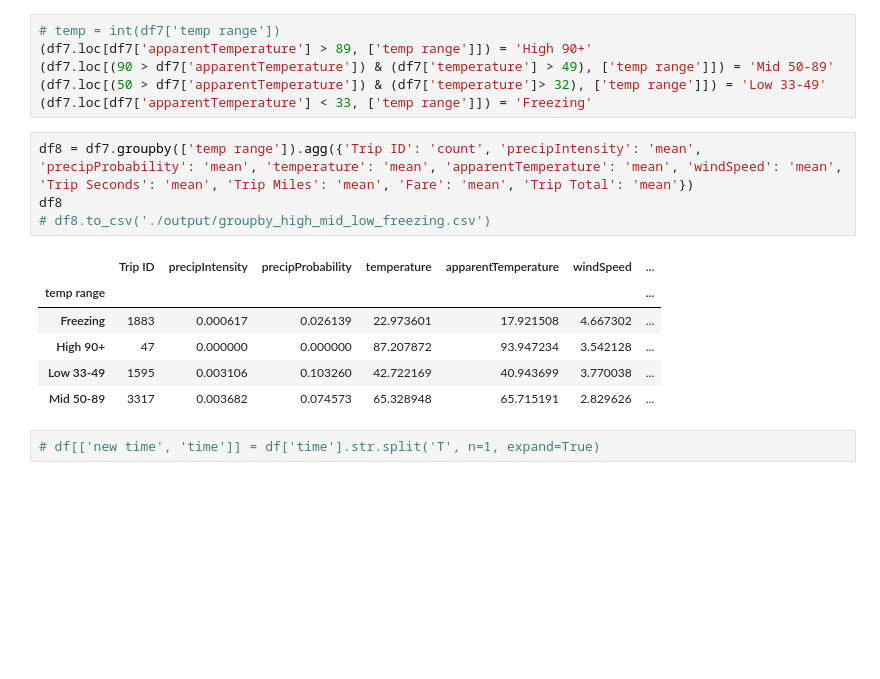
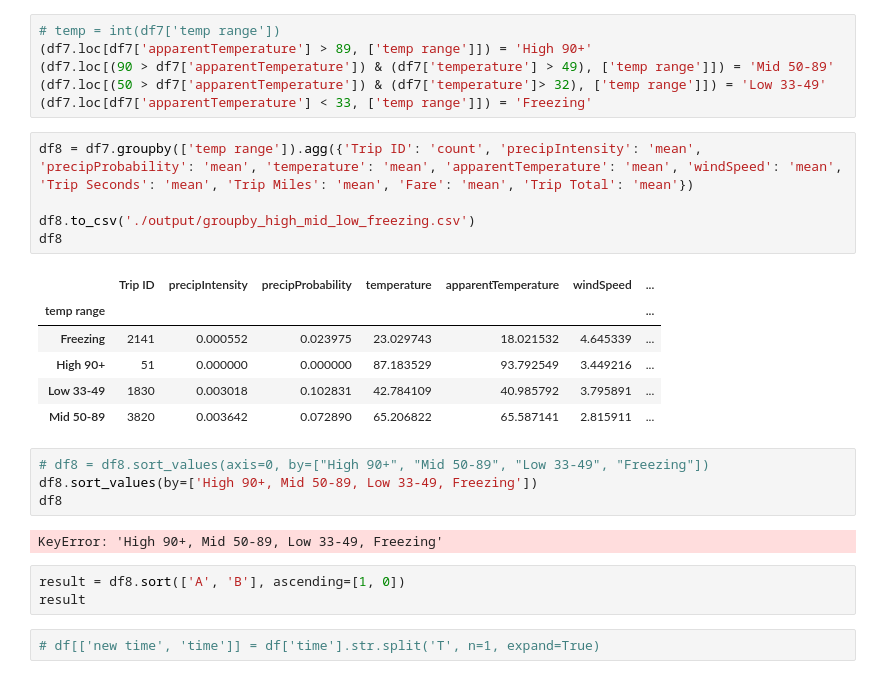
Before and after one commit to peterjorphan/07-project_one, a Jupyter notebook: master_df.ipynb, the cells around one changed output. Saved outputs shown, nothing was run; the diff lists cells and outputs as text; blank space fills up the shorter version.

```diff
--- a/master_df.ipynb
+++ b/master_df.ipynb
@@ -312,15 +306,25 @@ df7
 (df7.loc[df7['apparentTemperature'] < 33, ['temp range']]) = 'Freezing'
 # %%
 df8 = df7.groupby(['temp range']).agg({'Trip ID': 'count', 'precipIntensity': 'mean', 'precipProbability': 'mean', 'temperature': 'mean', 'apparentTemperature': 'mean', 'windSpeed': 'mean', 'Trip Seconds': 'mean', 'Trip Miles': 'mean', 'Fare': 'mean', 'Trip Total': 'mean'})
+
+df8.to_csv('./output/groupby_high_mid_low_freezing.csv')
 df8
-# df8.to_csv('./output/groupby_high_mid_low_freezing.csv')
 # %% [output]
 |  | Trip ID | precipIntensity | precipProbability | temperature | apparentTemperature | windSpeed | ... |
 | temp range |  |  |  |  |  |  | ... |
-| Freezing | 1883 | 0.000617 | 0.026139 | 22.973601 | 17.921508 | 4.667302 | ... |
-| High 90+ | 47 | 0.000000 | 0.000000 | 87.207872 | 93.947234 | 3.542128 | ... |
-| Low 33-49 | 1595 | 0.003106 | 0.103260 | 42.722169 | 40.943699 | 3.770038 | ... |
-| Mid 50-89 | 3317 | 0.003682 | 0.074573 | 65.328948 | 65.715191 | 2.829626 | ... |
+| Freezing | 2141 | 0.000552 | 0.023975 | 23.029743 | 18.021532 | 4.645339 | ... |
+| High 90+ | 51 | 0.000000 | 0.000000 | 87.183529 | 93.792549 | 3.449216 | ... |
+| Low 33-49 | 1830 | 0.003018 | 0.102831 | 42.784109 | 40.985792 | 3.795891 | ... |
+| Mid 50-89 | 3820 | 0.003642 | 0.072890 | 65.206822 | 65.587141 | 2.815911 | ... |
+# %%
+# df8 = df8.sort_values(axis=0, by=["High 90+", "Mid 50-89", "Low 33-49", "Freezing"])
+df8.sort_values(by=['High 90+, Mid 50-89, Low 33-49, Freezing'])
+df8
+# %% [output]
+KeyError: 'High 90+, Mid 50-89, Low 33-49, Freezing'
+# %%
+result = df8.sort(['A', 'B'], ascending=[1, 0])
+result
 # %%
 # df[['new time', 'time']] = df['time'].str.split('T', n=1, expand=True)
 # %%
```
Also changed, not shown: parts of 12 cells of this notebook, 7 other files.
